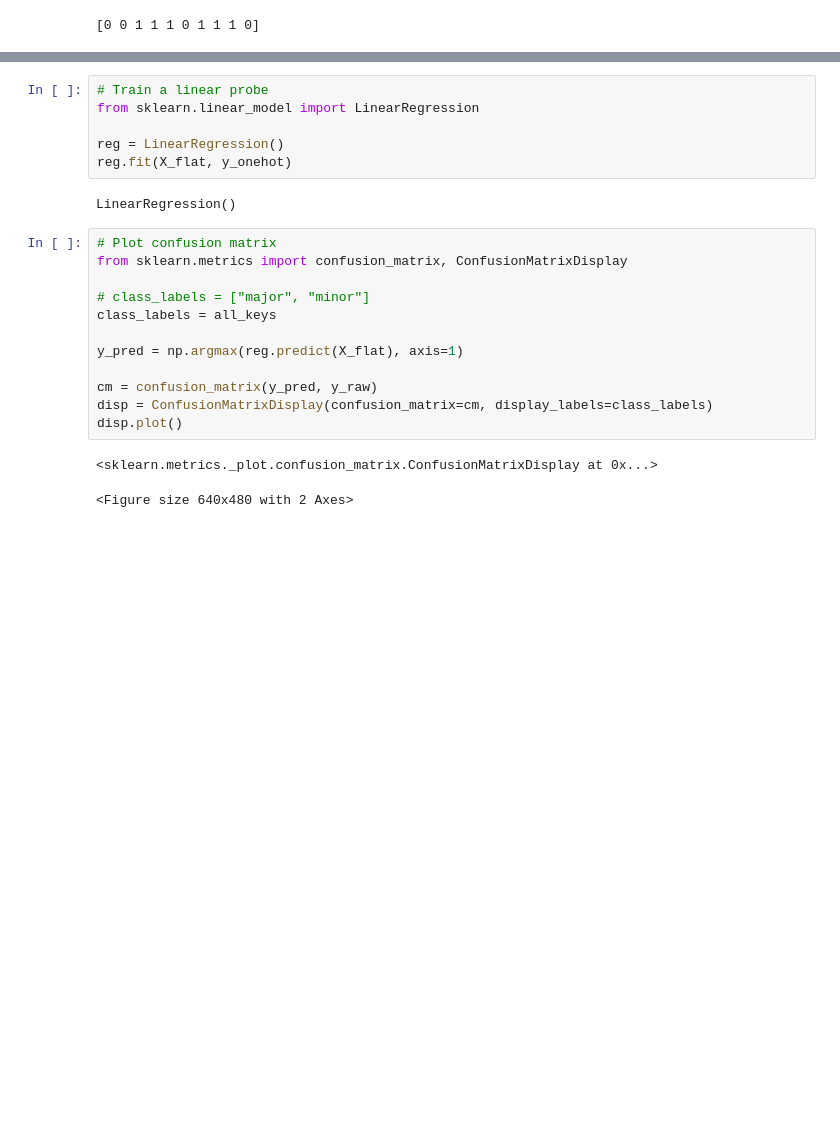
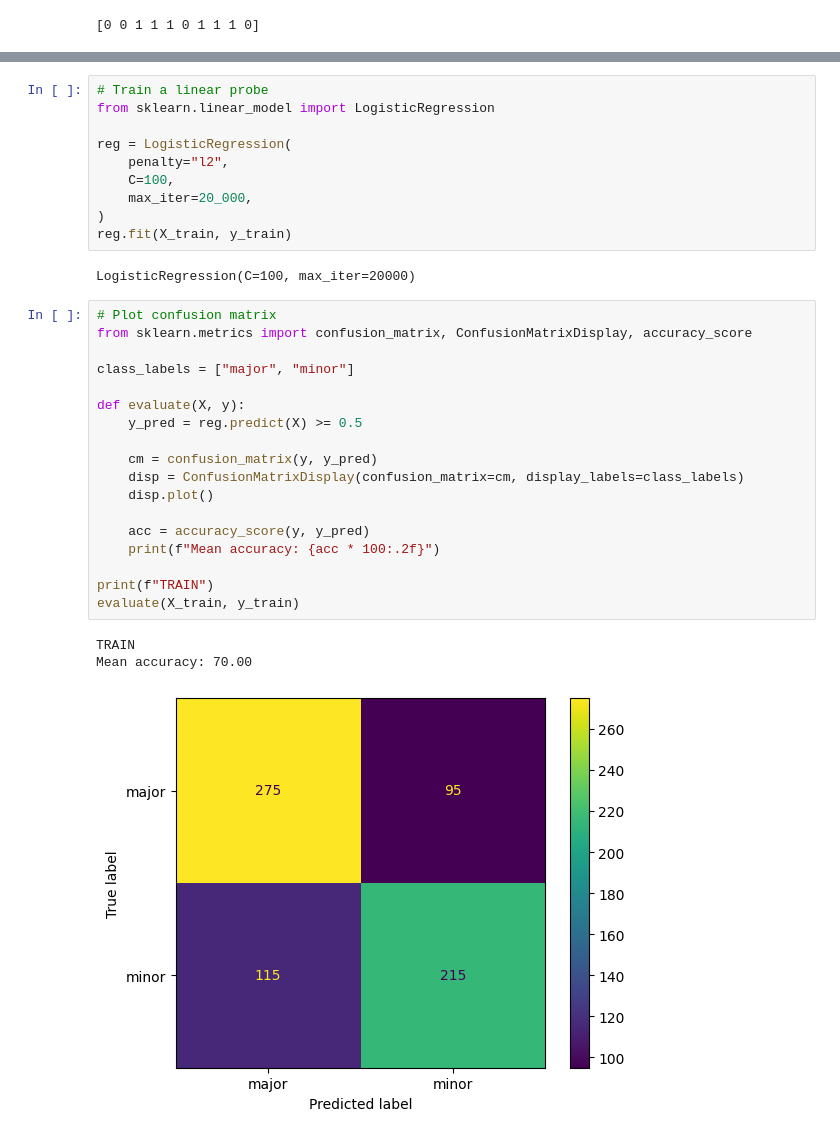
Before and after one commit to womogenes/musicgen-interp, a Jupyter notebook: notebooks/analyze_activations.ipynb, the cells around one changed output, grey strips where cells are left out. Saved outputs shown, nothing was run; the diff lists cells and outputs as text; blank space fills up the shorter version.

```diff
--- a/notebooks/analyze_activations.ipynb
+++ b/notebooks/analyze_activations.ipynb
@@ -82,23 +94,34 @@ print(X_flat.shape)
 # %%
 # Train a linear probe
-from sklearn.linear_model import LinearRegression
+from sklearn.linear_model import LogisticRegression
 
-reg = LinearRegression()
-reg.fit(X_flat, y_onehot)
+reg = LogisticRegression(
+    penalty="l2",
+    C=100,
+    max_iter=20_000,
+)
+reg.fit(X_train, y_train)
 # %% [output]
-LinearRegression()
+LogisticRegression(C=100, max_iter=20000)
 # %%
 # Plot confusion matrix
-from sklearn.metrics import confusion_matrix, ConfusionMatrixDisplay
+from sklearn.metrics import confusion_matrix, ConfusionMatrixDisplay, accuracy_score
 
-# class_labels = ["major", "minor"]
-class_labels = all_keys
+class_labels = ["major", "minor"]
 
-y_pred = np.argmax(reg.predict(X_flat), axis=1)
+def evaluate(X, y):
+    y_pred = reg.predict(X) >= 0.5
 
-cm = confusion_matrix(y_pred, y_raw)
-disp = ConfusionMatrixDisplay(confusion_matrix=cm, display_labels=class_labels)
-disp.plot()
+    cm = confusion_matrix(y, y_pred)
+    disp = ConfusionMatrixDisplay(confusion_matrix=cm, display_labels=class_labels)
+    disp.plot()
+
+    acc = accuracy_score(y, y_pred)
+    print(f"Mean accuracy: {acc * 100:.2f}")
+
+print(f"TRAIN")
+evaluate(X_train, y_train)
 # %% [output]
-<sklearn.metrics._plot.confusion_matrix.ConfusionMatrixDisplay at 0x...>
+TRAIN
+Mean accuracy: 70.00
-<Figure size 640x480 with 2 Axes>
+[figure, added]
```
Also changed, not shown: parts of 11 cells of this notebook, 1 other file.
